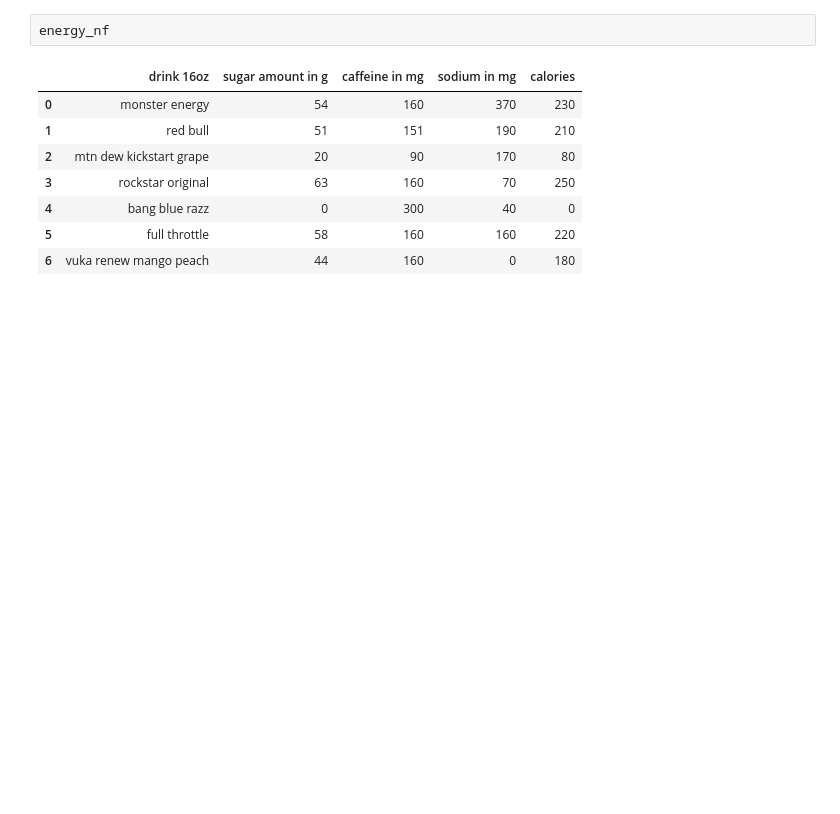
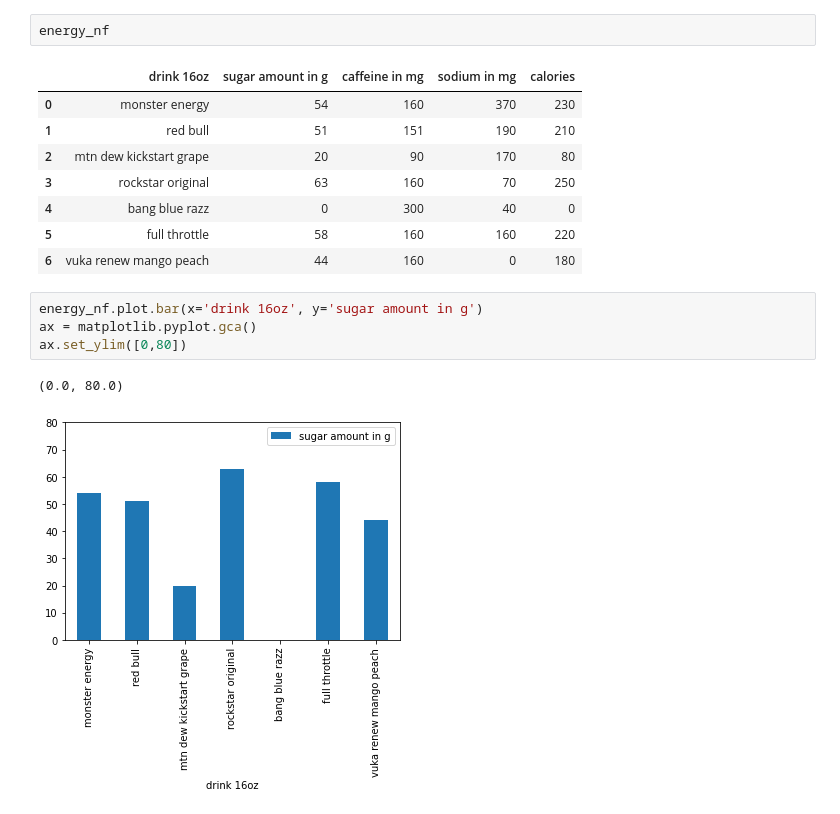
Before and after one commit to CarlosSandoval0/sugarproject, a Jupyter notebook: sugarproject6.23.21.ipynb, the cells around one changed output. Saved outputs shown, nothing was run; the diff lists cells and outputs as text; blank space fills up the shorter version.

```diff
--- a/sugarproject6.23.21.ipynb
+++ b/sugarproject6.23.21.ipynb
@@ -71,3 +80,10 @@ energy_nf
 | 4 | bang blue razz | 0 | 300 | 40 | 0 |
 | 5 | full throttle | 58 | 160 | 160 | 220 |
 | 6 | vuka renew mango peach | 44 | 160 | 0 | 180 |
+# %%
+energy_nf.plot.bar(x='drink 16oz', y='sugar amount in g')
+ax = matplotlib.pyplot.gca()
+ax.set_ylim([0,80])
+# %% [output]
+(0.0, 80.0)
+[figure, added]
```
Also changed, not shown: parts of 3 cells of this notebook.
